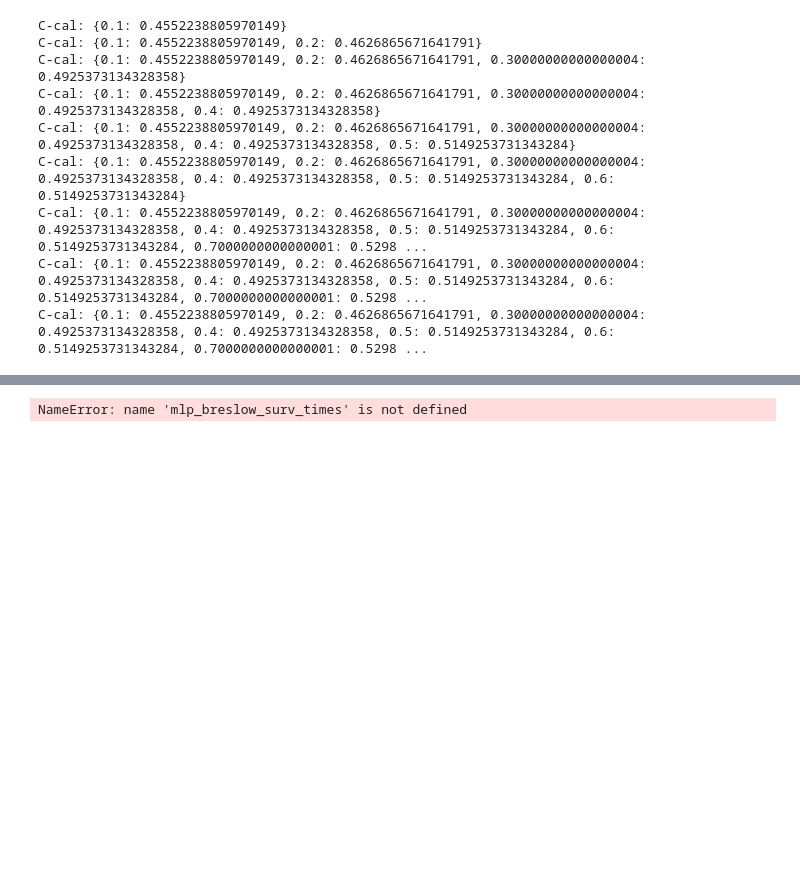
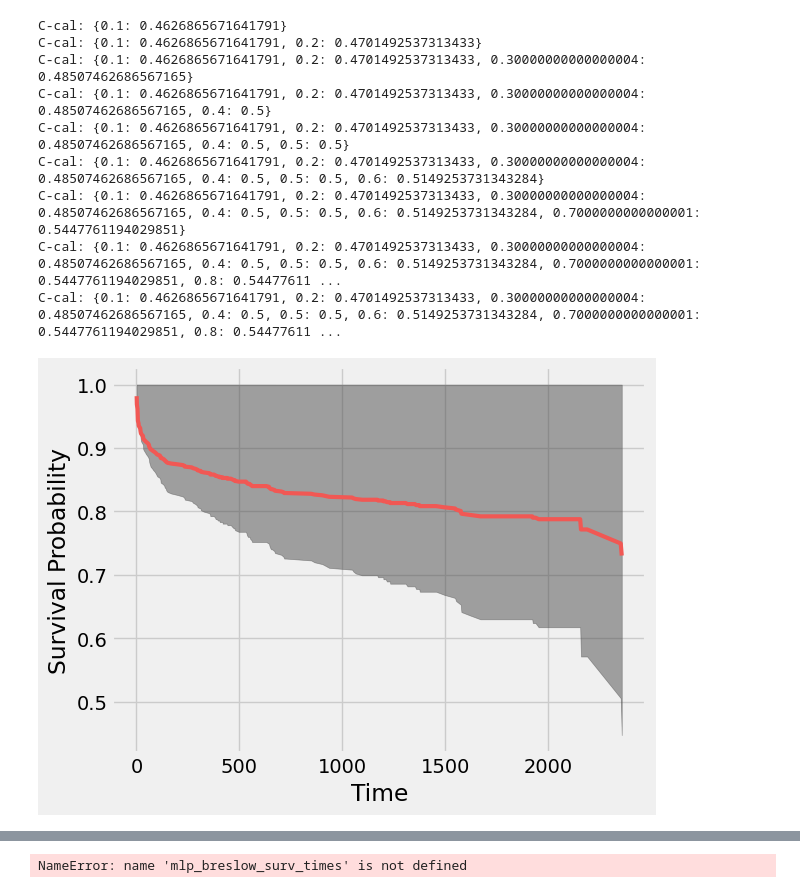
Before and after one commit to thecml/baysurv-wip, a Jupyter notebook: notebooks/model_inference.ipynb, the cells around one changed output, grey strips where cells are left out. Saved outputs shown, nothing was run; the diff lists cells and outputs as text; code cells hidden in the pictures; blank space fills up the shorter version.

```diff
--- a/notebooks/model_inference.ipynb
+++ b/notebooks/model_inference.ipynb
@@ -124,28 +128,36 @@ credible_region_sizes = np.arange(0.1, 1, 0.1)
 surv_times = torch.from_numpy(mcd_surv_times)
 coverage_stats = {}
 for percentage in credible_region_sizes:
-    drop_num = math.floor(0.5 * len(X_test) * (1 - percentage))
+    drop_num = math.floor(0.5 * n_samples_post * (1 - percentage))
     lower_outputs = torch.kthvalue(surv_times, k=1 + drop_num, dim=0)[0]
-    upper_outputs = torch.kthvalue(surv_times, k=len(X_test) - drop_num, dim=0)[0]
+    upper_outputs = torch.kthvalue(surv_times, k=n_samples_post - drop_num, dim=0)[0]
     coverage_stats[percentage] = coverage(event_times, upper_outputs, lower_outputs,
                                           t_test, e_test)
     print("C-cal:", coverage_stats)
 # %% [output]
-C-cal: {0.1: 0.4552238805970149}
-C-cal: {0.1: 0.4552238805970149, 0.2: 0.4626865671641791}
-C-cal: {0.1: 0.4552238805970149, 0.2: 0.4626865671641791, 0.30000000000000004: 0.4925373134328358}
-C-cal: {0.1: 0.4552238805970149, 0.2: 0.4626865671641791, 0.30000000000000004: 0.4925373134328358, 0.4: 0.4925373134328358}
-C-cal: {0.1: 0.4552238805970149, 0.2: 0.4626865671641791, 0.30000000000000004: 0.4925373134328358, 0.4: 0.4925373134328358, 0.5: 0.5149253731343284}
-C-cal: {0.1: 0.4552238805970149, 0.2: 0.4626865671641791, 0.30000000000000004: 0.4925373134328358, 0.4: 0.4925373134328358, 0.5: 0.5149253731343284, 0.6: 0.5149253731343284}
-C-cal: {0.1: 0.4552238805970149, 0.2: 0.4626865671641791, 0.30000000000000004: 0.4925373134328358, 0.4: 0.4925373134328358, 0.5: 0.5149253731343284, 0.6: 0.5149253731343284, 0.7000000000000001: 0.5298 ...
-C-cal: {0.1: 0.4552238805970149, 0.2: 0.4626865671641791, 0.30000000000000004: 0.4925373134328358, 0.4: 0.4925373134328358, 0.5: 0.5149253731343284, 0.6: 0.5149253731343284, 0.7000000000000001: 0.5298 ...
-C-cal: {0.1: 0.4552238805970149, 0.2: 0.4626865671641791, 0.30000000000000004: 0.4925373134328358, 0.4: 0.4925373134328358, 0.5: 0.5149253731343284, 0.6: 0.5149253731343284, 0.7000000000000001: 0.5298 ...
+C-cal: {0.1: 0.4626865671641791}
+C-cal: {0.1: 0.4626865671641791, 0.2: 0.4701492537313433}
+C-cal: {0.1: 0.4626865671641791, 0.2: 0.4701492537313433, 0.30000000000000004: 0.48507462686567165}
+C-cal: {0.1: 0.4626865671641791, 0.2: 0.4701492537313433, 0.30000000000000004: 0.48507462686567165, 0.4: 0.5}
+C-cal: {0.1: 0.4626865671641791, 0.2: 0.4701492537313433, 0.30000000000000004: 0.48507462686567165, 0.4: 0.5, 0.5: 0.5}
+C-cal: {0.1: 0.4626865671641791, 0.2: 0.4701492537313433, 0.30000000000000004: 0.48507462686567165, 0.4: 0.5, 0.5: 0.5, 0.6: 0.5149253731343284}
+C-cal: {0.1: 0.4626865671641791, 0.2: 0.4701492537313433, 0.30000000000000004: 0.48507462686567165, 0.4: 0.5, 0.5: 0.5, 0.6: 0.5149253731343284, 0.7000000000000001: 0.5447761194029851}
+C-cal: {0.1: 0.4626865671641791, 0.2: 0.4701492537313433, 0.30000000000000004: 0.48507462686567165, 0.4: 0.5, 0.5: 0.5, 0.6: 0.5149253731343284, 0.7000000000000001: 0.5447761194029851, 0.8: 0.54477611 ...
+C-cal: {0.1: 0.4626865671641791, 0.2: 0.4701492537313433, 0.30000000000000004: 0.48507462686567165, 0.4: 0.5, 0.5: 0.5, 0.6: 0.5149253731343284, 0.7000000000000001: 0.5447761194029851, 0.8: 0.54477611 ...
 # %%
 # Compute 90% credible interval
-drop_num = math.floor(0.5 * len(X_test) * (1 - 0.9))
+drop_num = math.floor(0.5 * n_samples_post * (1 - 0.9))
 mean_outputs = np.mean(mcd_surv_times, axis=0)
-lower_outputs = torch.kthvalue(surv_times, k=1 + drop_num, dim=0)[0]
-upper_outputs = torch.kthvalue(surv_times, k=len(X_test) - drop_num, dim=0)[0]
+lower_outputs = torch.kthvalue(torch.from_numpy(mcd_surv_times), k=1 + drop_num, dim=0)[0]
+upper_outputs = torch.kthvalue(torch.from_numpy(mcd_surv_times), k=n_samples_post - drop_num, dim=0)[0]
+plt.plot(event_times, np.mean(mean_outputs, axis=0), label="Mean surv", color=TFColor[0], linewidth=3)
+plt.fill_between(event_times, upper_outputs[0,:], lower_outputs[0,:], color=TFColor[8], alpha=0.5)
+plt.xlabel("Time")
+plt.ylabel("Survival Probability")
+plt.tight_layout()
+plt.show()
+# %% [output]
+[figure, added]
 # %%
 # Plot credible intervals
 surv_times = [mlp_alea_surv_times, vi_surv_times, vi_epi_surv_times, mcd_surv_times]
```
Also changed, not shown: parts of 4 cells of this notebook.
